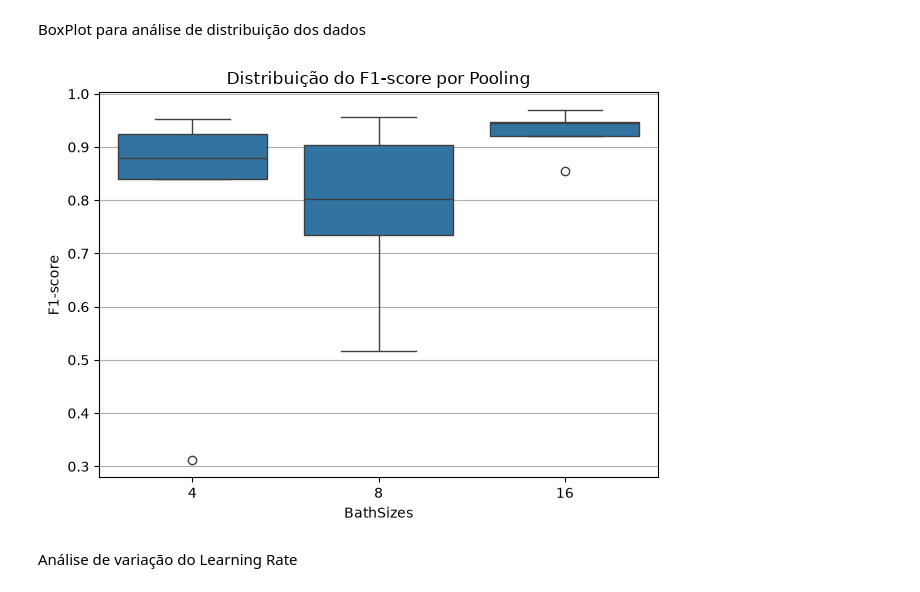
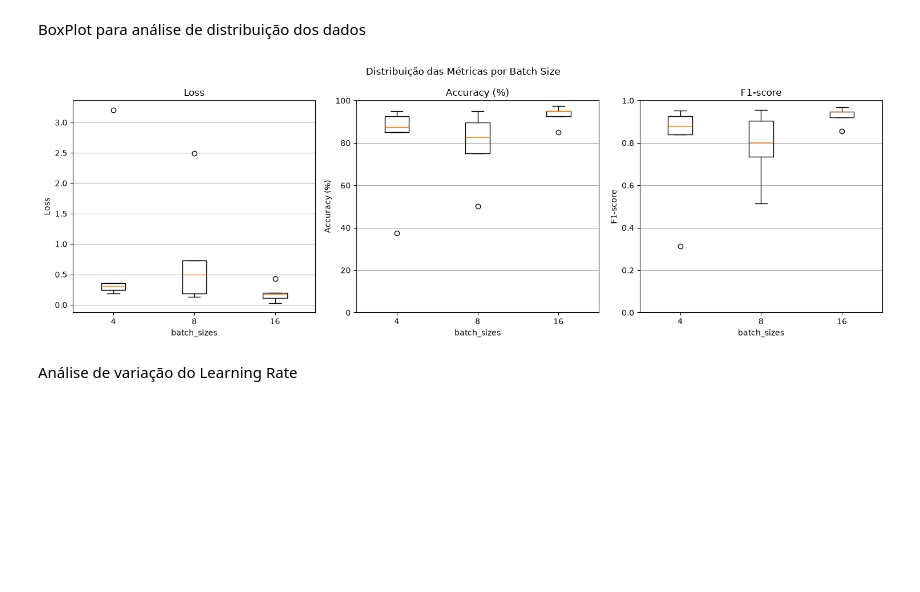
Before and after one commit to LABEEC-Sistemas/pink_shrimp_MVCNN, a Jupyter notebook: notebooks/anailise_cros_validation_gray.ipynb, the cells around one changed output. Drawn from its saved outputs; the diff is of its cells as text; code cells hidden in the pictures; blank space fills up the shorter version.

```diff
--- a/notebooks/anailise_cros_validation_gray.ipynb
+++ b/notebooks/anailise_cros_validation_gray.ipynb
@@ -230,10 +268,10 @@ plot_grafico_linha_metricas(
 [figure]
 # %% [markdown]
 BoxPlot para análise de distribuição dos dados
-# %%
-plot_box_plot(batch_sizes_metrics_pd, "batch_sizes", "f1","Distribuição do F1-score por Pooling", "BathSizes", "F1-score" )
-# %% [output]
-[figure, removed]
+# %%
+plot_boxplot_metrics(batch_sizes_metrics_pd, "batch_sizes", title="Distribuição das Métricas por Batch Size")
+# %% [output]
+[figure, added]
 # %% [markdown]
 Análise de variação do Learning Rate
 # %%
```
Also changed, not shown: parts of 12 cells of this notebook, 2 other files.
